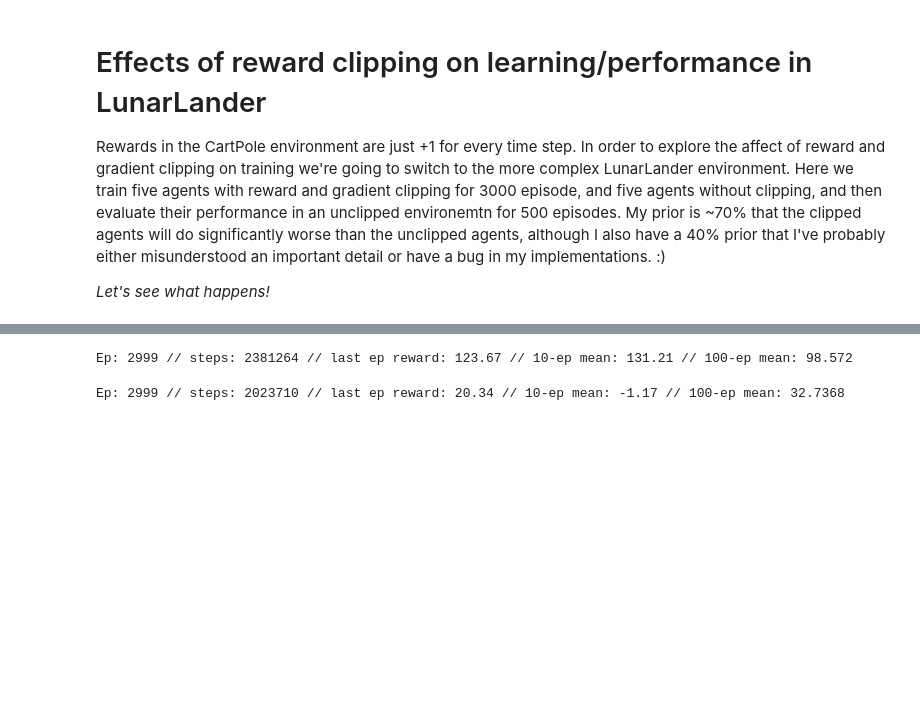
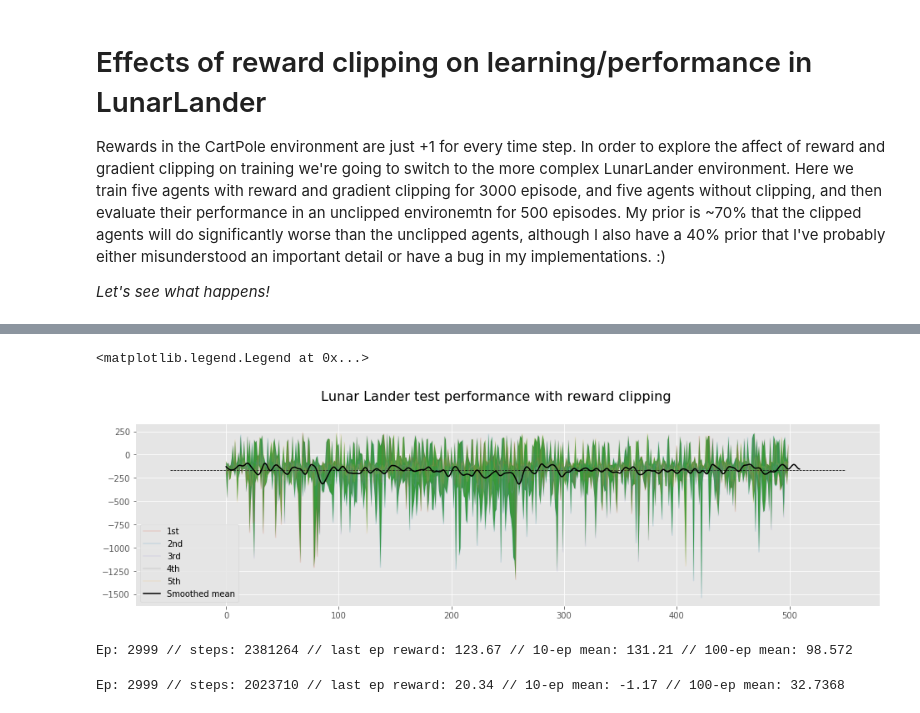
Before and after one commit to liavkoren/ai-ml-rl, a Jupyter notebook: dqn_implementations/mine/DQN part 1.ipynb, the cells around one changed output, grey strips where cells are left out. Drawn from its saved outputs; the diff is of its cells as text; code cells hidden in the pictures; blank space fills up the shorter version.

Commit message:
Clipped LunarLander agents test evaluation diagram.

```diff
--- a/dqn_implementations/mine/DQN part 1.ipynb
+++ b/dqn_implementations/mine/DQN part 1.ipynb
@@ -200,6 +202,7 @@ class AgentBaseClass:
         self.reset_data_recorders()
         self.reward_clip_ceiling = None
         self.reward_clip_floor = None
+        self.steps = 0
         for episode in range(num_episodes):
             episode_td_errors = 0
             episode_reward = 0
@@ -538,6 +549,23 @@ Ep: 1545 // steps: 1243337 // last ep reward: 25.15 // 10-ep mean: 32.88 // 100-
-# %%
-
-lunar_ddqn2 = DoubleDqn(lunarlander, num_episodes=3000)
-lunar_ddqn1.run()
-# %% [output]
-Ep: 2999 // steps: 2381264 // last ep reward: 123.67 // 10-ep mean: 131.21 // 100-ep mean: 98.572
+# %%
+fig, axis = plt.subplots(1, 1, figsize=(16, 4))
+fig.suptitle('Lunar Lander test performance with reward clipping', fontsize=16, y=1.02)
+spines_off([axis])
+smoothing_window = 20
+rewards = [np.array(agent.episode_rewards) for agent in agents]
+
+ceil = np.max(rewards, axis=0)
+floor = np.min(rewards, axis=0)
+axis.fill_between(range(len(rewards[0])), floor, ceil, where=floor<ceil, facecolor='green', alpha=0.75)
+
+
+for agent in agents:
+    axis.plot(np.array(agent.episode_rewards), alpha=0.15)
+
+average = sum(rewards)/len(rewards)
+axis.plot(smooth(average), alpha=1, c='k')
+axis.hlines(average.mean(), -50, len(rewards[0]) + 50, linestyles='dashed', linewidth=0.75)
+
+axis.legend(['1st', '2nd', '3rd', '4th', '5th', 'Smoothed mean'])
+# %% [output]
+<matplotlib.legend.Legend at 0x...>
+[figure, added]
@@ -544,3 +587,15 @@ Ep: 2999 // steps: 2381264 // last ep reward: 123.67 // 10-ep mean: 131.21 // 10
+# %%
+# no reward or grad clipping
+num_unclipped_agents = 5
+unclipped_agents = []
+for idx in range(num_unclipped_agents):
+    print(f'unclipped_agent: {idx}\n')
+    unclipped_agent = DoubleDqn(lunarlander, num_episodes=3000, reward_clip_floor=None, reward_clip_ceiling=None, render_every=0)
+    unclipped_agents.append(unclipped_agent)
+    unclipped_agent.train()
+    unclipped_agent.test(500)
+# %% [output]
+Ep: 2999 // steps: 2381264 // last ep reward: 123.67 // 10-ep mean: 131.21 // 100-ep mean: 98.572
 # %%
 lunar_ddqn2.run()
 # %% [output]
```
Also changed, not shown: parts of 5 cells of this notebook.
